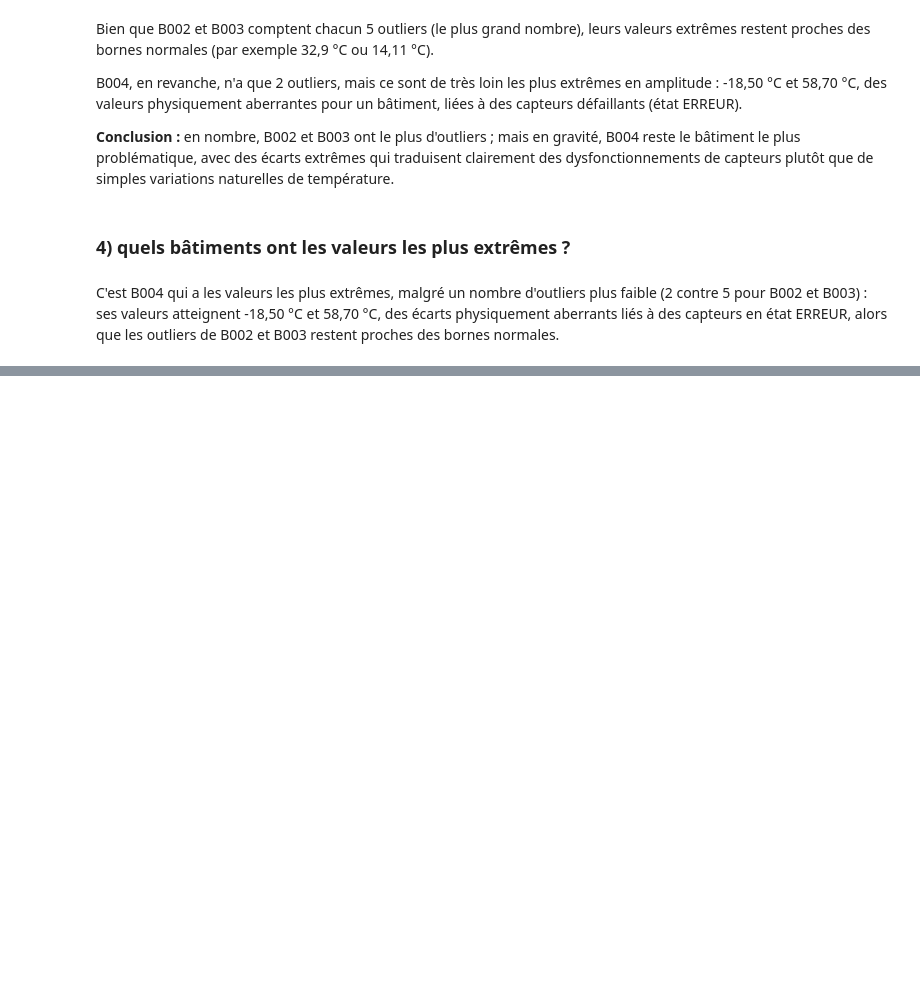
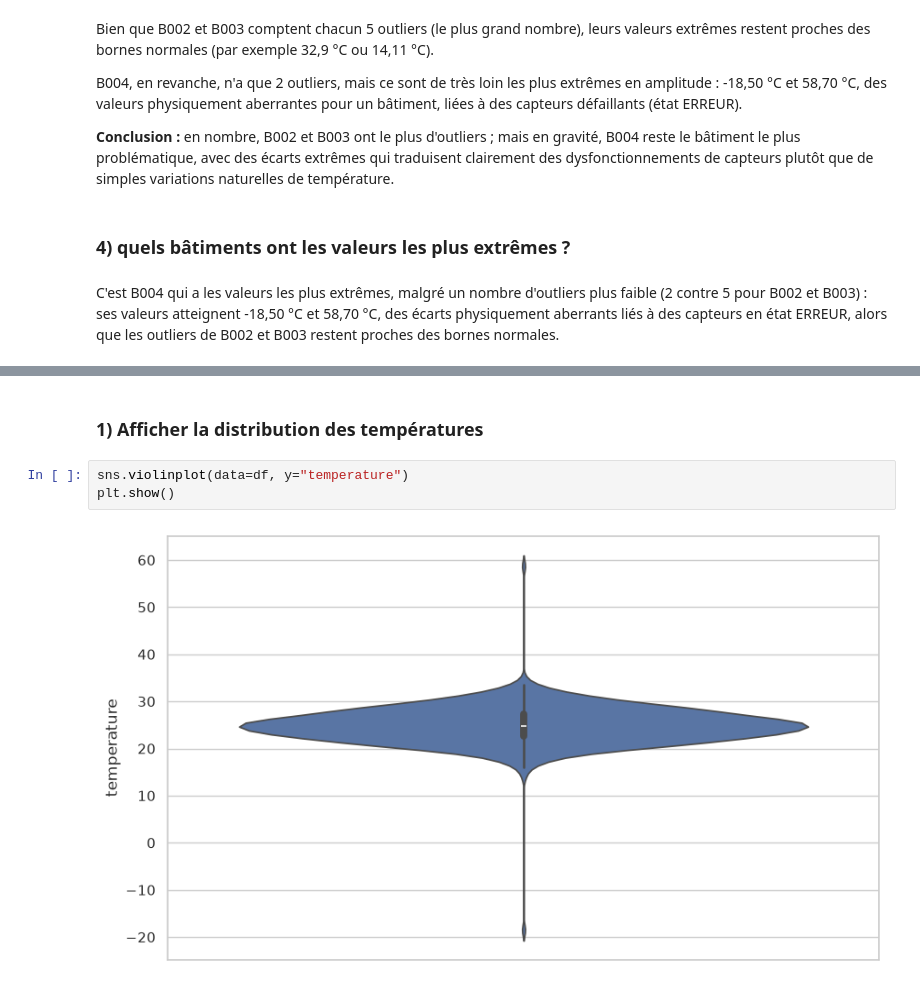
Before and after one commit to Fattimm/atelier_seaborn_iot, a Jupyter notebook: notebooks/atelier_seaborn_iot.ipynb, the cells around one changed output, grey strips where cells are left out. Cells and saved outputs as stored; diff of their text form; blank space fills up the shorter version.

Commit message:
Partie 4 – Distribution d'une variable avec violinplot()

```diff
--- a/notebooks/atelier_seaborn_iot.ipynb
+++ b/notebooks/atelier_seaborn_iot.ipynb
@@ -364,0 +375,7 @@ C'est B004 qui a les valeurs les plus extrêmes, malgré un nombre d'outliers pl
+# %% [markdown]
+### 1) Afficher la distribution des températures
+# %%
+sns.violinplot(data=df, y="temperature")
+plt.show()
+# %% [output]
+[figure, added]
```
Also changed, not shown: parts of 8 cells of this notebook.
